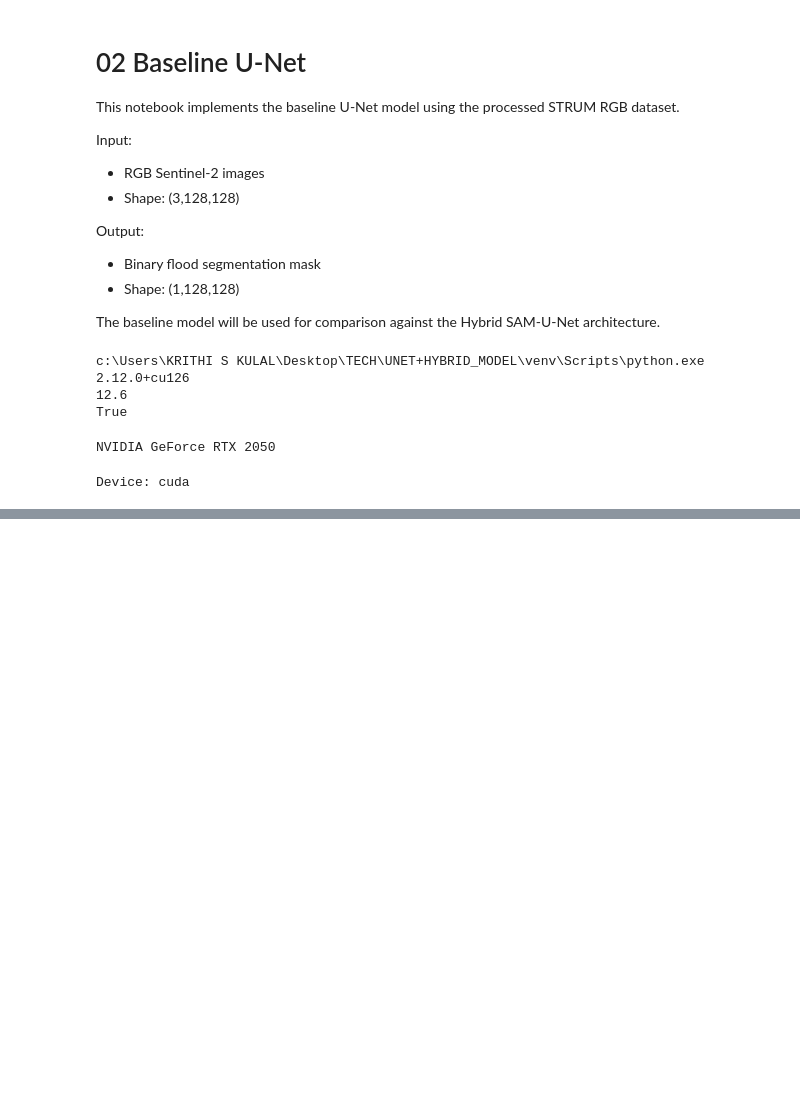
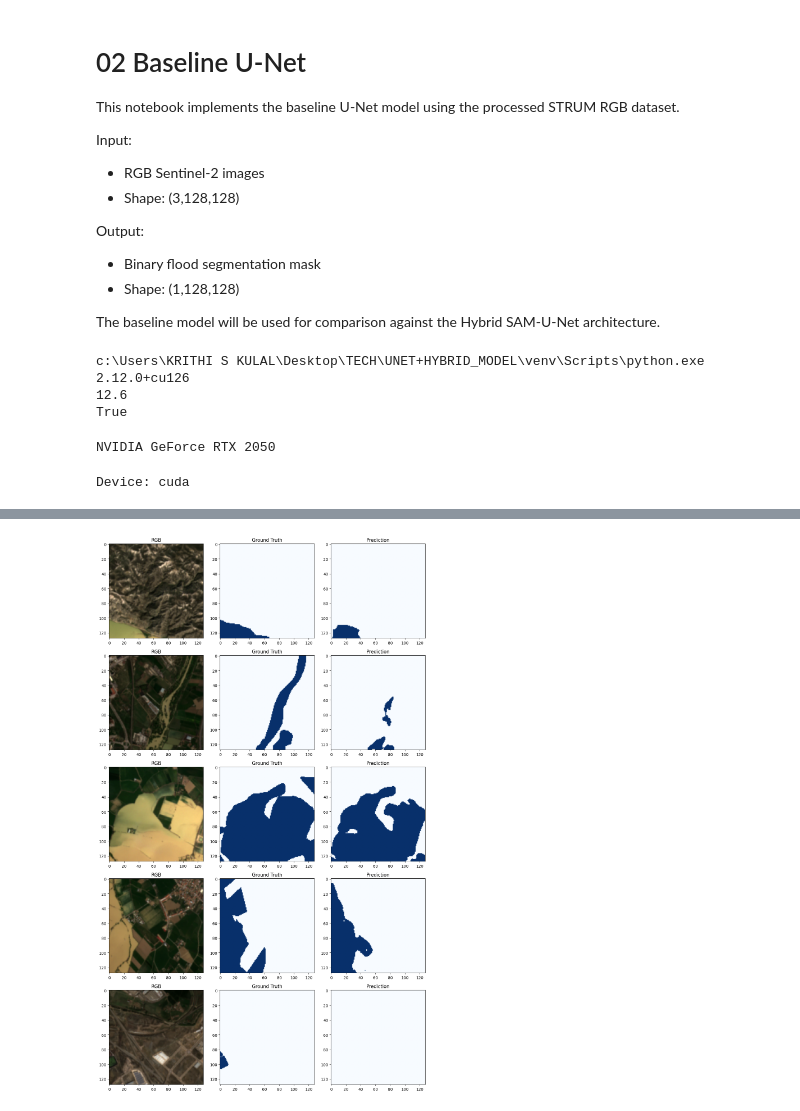
Before and after one commit to krixforge/FusionSAM-Flood-Mapping, a Jupyter notebook: notebooks/02_baseline_unet.ipynb, the cells around one changed output, grey strips where cells are left out. Drawn from its saved outputs; the diff is of its cells as text; code cells hidden in the pictures; blank space fills up the shorter version.

```diff
--- a/notebooks/02_baseline_unet.ipynb
+++ b/notebooks/02_baseline_unet.ipynb
@@ -243,7 +357,12 @@ class DoubleConv(nn.Module):
                 in_channels,
                 out_channels,
                 kernel_size=3,
-                padding=1
+                padding=1,
+                bias=False
+            ),
+
+            nn.BatchNorm2d(
+                out_channels
             ),
 
             nn.ReLU(inplace=True),
@@ -252,16 +371,18 @@ class DoubleConv(nn.Module):
                 out_channels,
                 out_channels,
                 kernel_size=3,
-                padding=1
+                padding=1,
+                bias=False
+            ),
+
+            nn.BatchNorm2d(
+                out_channels
             ),
 
             nn.ReLU(inplace=True)
 
         )
 
-    def forward(
-        self,
-        x
-    ):
+    def forward(self, x):
 
         return self.conv(x)
@@ -510,0 +983,13 @@ print(total_params)
+# %%
+model = UNet().to(DEVICE)
+
+model.load_state_dict(
+    torch.load(
+        "../checkpoints/best_unet.pth",
+        map_location=DEVICE
+    )
+)
+
+model.eval()
+
+print("Best model loaded.")
@@ -510,0 +1213,8 @@ print(total_params)
+# %%
+visualize_predictions(
+    model,
+    test_dataset,
+    DEVICE
+)
+# %% [output]
+[figure, added]
```
Also changed, not shown: parts of 53 cells of this notebook.
